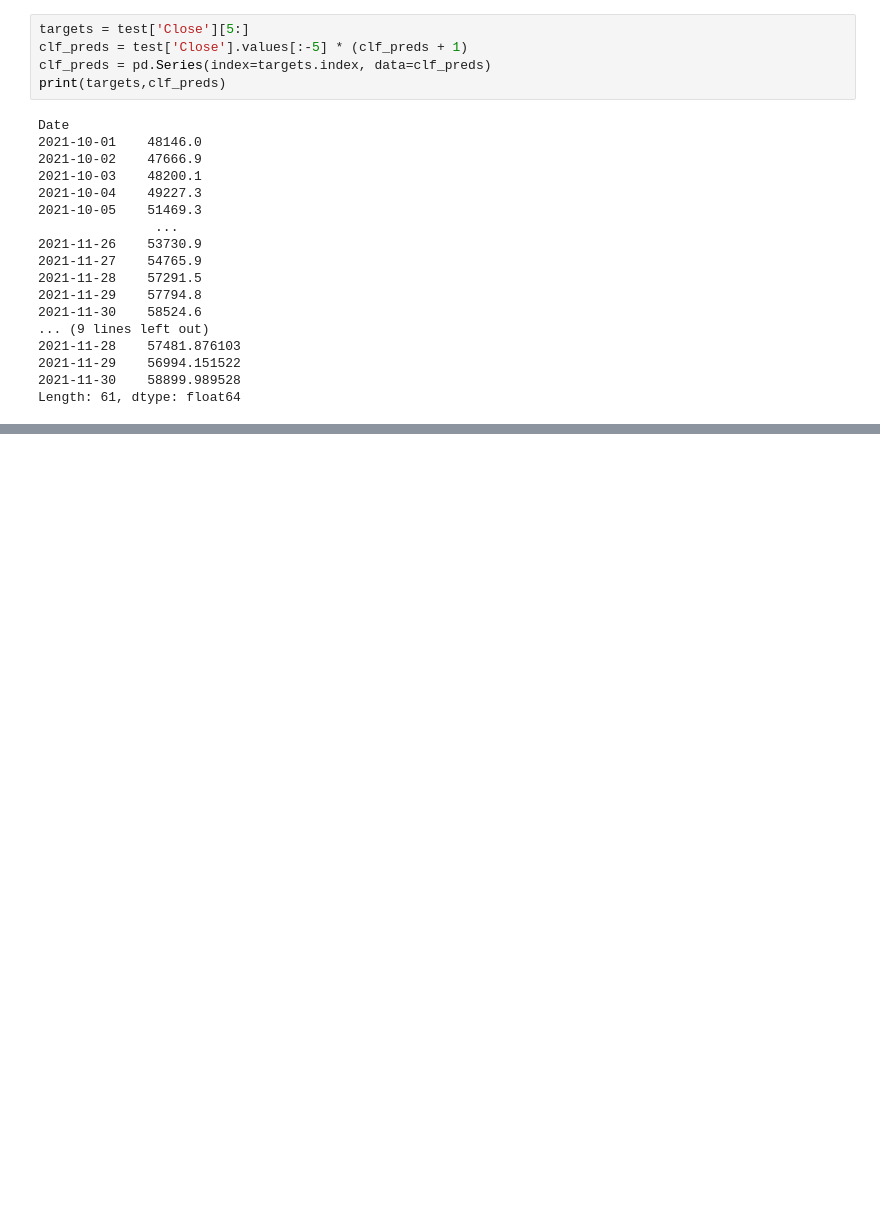
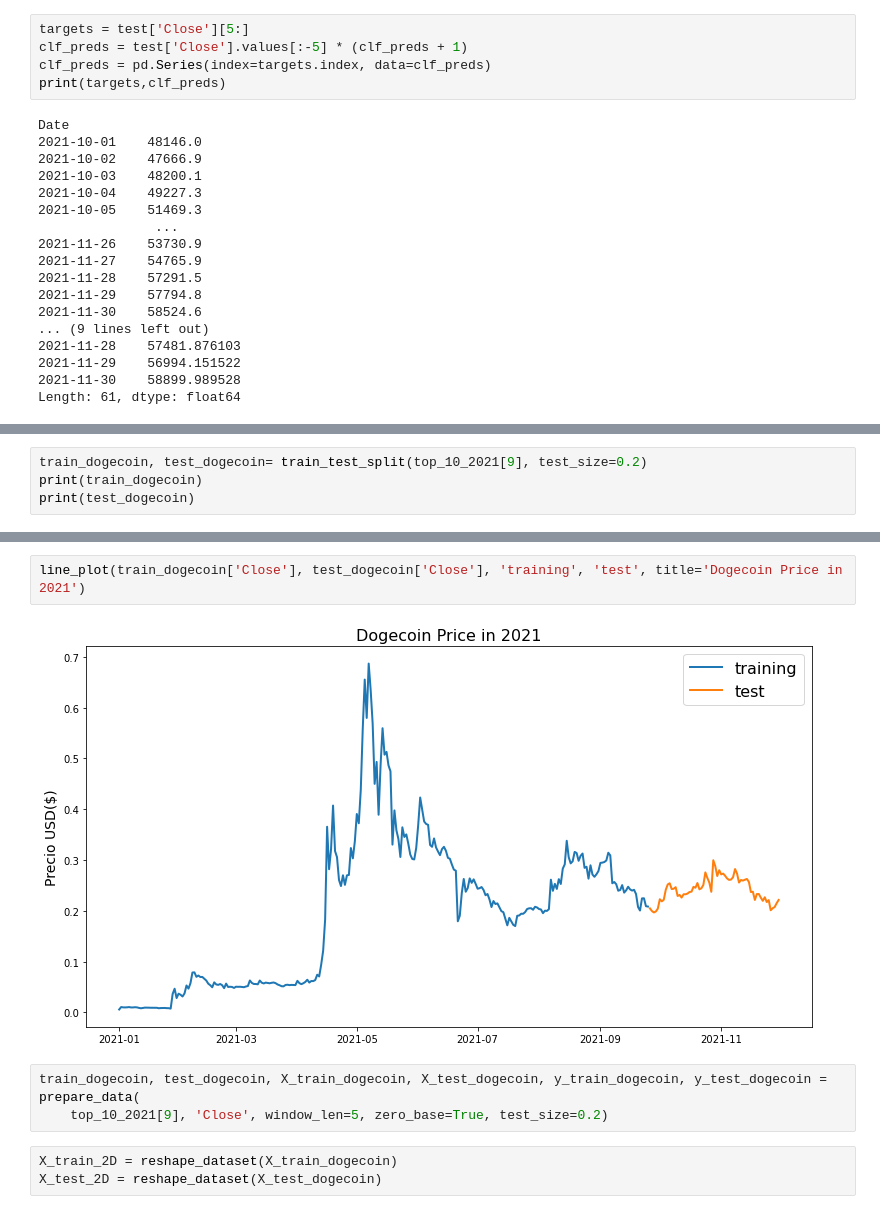
Before and after one commit to cato20/cryptocurrencies-ds, a Jupyter notebook: notebooks/Model_Price_Prediction.ipynb, the cells around one changed output, grey strips where cells are left out. Drawn from its saved outputs; the diff is of its cells as text; blank space fills up the shorter version.

```diff
--- a/notebooks/Model_Price_Prediction.ipynb
+++ b/notebooks/Model_Price_Prediction.ipynb
@@ -219,0 +300,4 @@ line_plot(targets, clf_preds, 'actual', 'prediction', lw=3)
+# %%
+train_dogecoin, test_dogecoin= train_test_split(top_10_2021[9], test_size=0.2)
+print(train_dogecoin)
+print(test_dogecoin)
@@ -219,0 +322,10 @@ line_plot(targets, clf_preds, 'actual', 'prediction', lw=3)
+# %%
+line_plot(train_dogecoin['Close'], test_dogecoin['Close'], 'training', 'test', title='Dogecoin Price in 2021')
+# %% [output]
+[figure, added]
+# %%
+train_dogecoin, test_dogecoin, X_train_dogecoin, X_test_dogecoin, y_train_dogecoin, y_test_dogecoin = prepare_data(
+    top_10_2021[9], 'Close', window_len=5, zero_base=True, test_size=0.2)
+# %%
+X_train_2D = reshape_dataset(X_train_dogecoin)
+X_test_2D = reshape_dataset(X_test_dogecoin)
```
Also changed, not shown: parts of 17 cells of this notebook, 1 other file.
